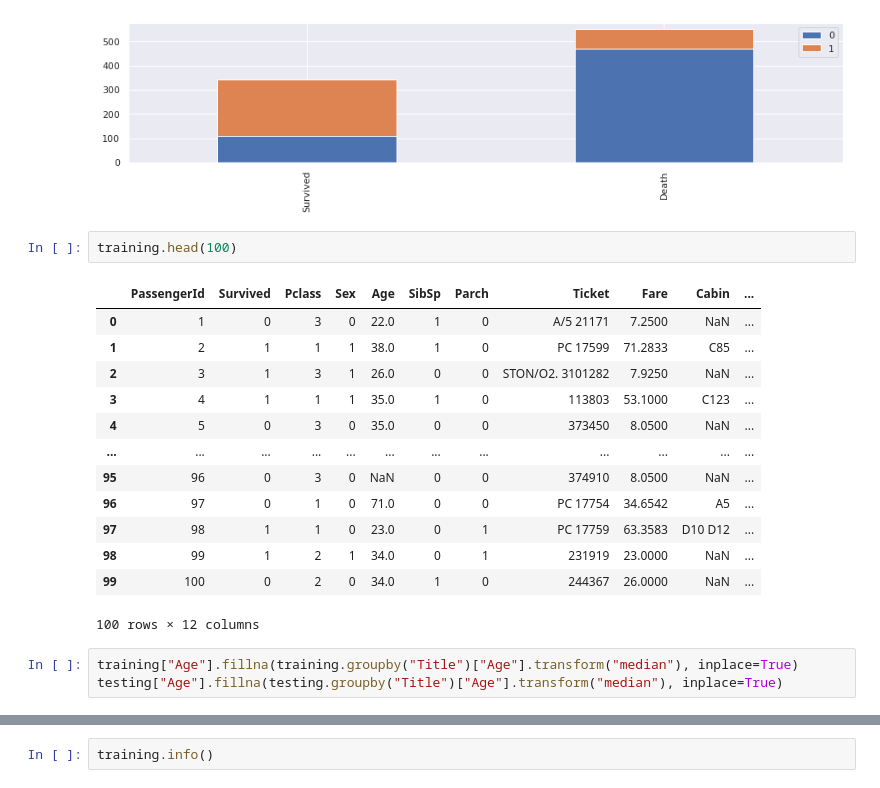
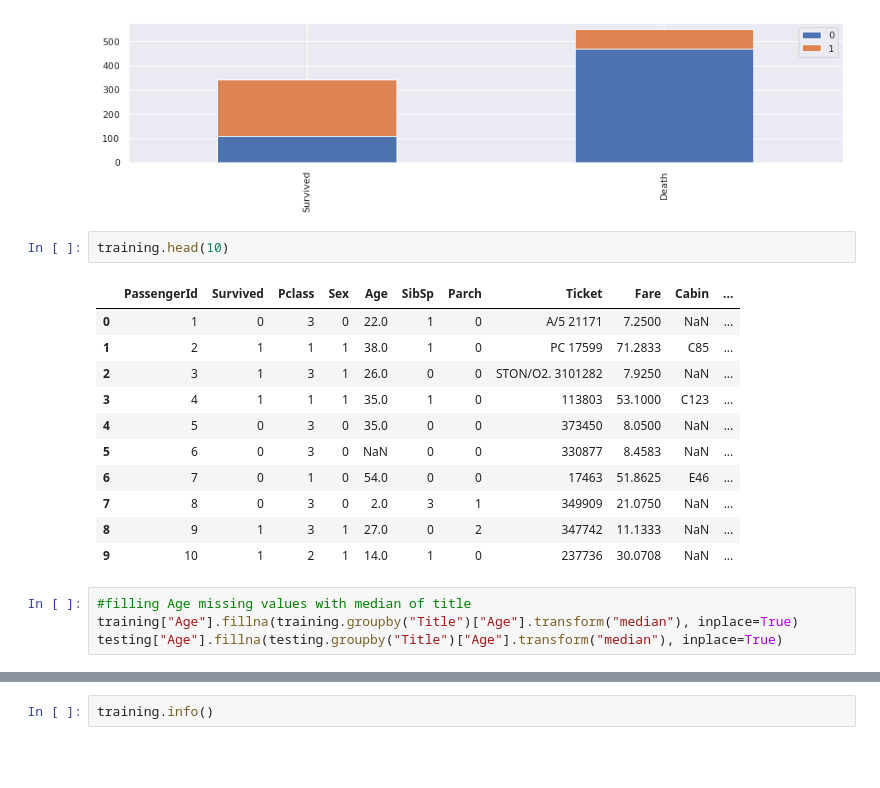
Before and after one commit to Megalajeyapal/Titanic_surviver_prediction, a Jupyter notebook: titanic-surviver-prediction-2.ipynb, the cells around one changed output, grey strips where cells are left out. Saved outputs shown, nothing was run; the diff lists cells and outputs as text; blank space fills up the shorter version.

```diff
--- a/titanic-surviver-prediction-2.ipynb
+++ b/titanic-surviver-prediction-2.ipynb
@@ -273,22 +270,21 @@ bar_chart('Sex')
 # %% [output]
 [figure]
 # %%
-training.head(100)
+training.head(10)
 # %% [output]
 |  | PassengerId | Survived | Pclass | Sex | Age | SibSp | Parch | Ticket | Fare | Cabin | ... |
 | 0 | 1 | 0 | 3 | 0 | 22.0 | 1 | 0 | A/5 21171 | 7.2500 | NaN | ... |
 | 1 | 2 | 1 | 1 | 1 | 38.0 | 1 | 0 | PC 17599 | 71.2833 | C85 | ... |
 | 2 | 3 | 1 | 3 | 1 | 26.0 | 0 | 0 | STON/O2. 3101282 | 7.9250 | NaN | ... |
 | 3 | 4 | 1 | 1 | 1 | 35.0 | 1 | 0 | 113803 | 53.1000 | C123 | ... |
 | 4 | 5 | 0 | 3 | 0 | 35.0 | 0 | 0 | 373450 | 8.0500 | NaN | ... |
-| ... | ... | ... | ... | ... | ... | ... | ... | ... | ... | ... | ... |
-| 95 | 96 | 0 | 3 | 0 | NaN | 0 | 0 | 374910 | 8.0500 | NaN | ... |
-| 96 | 97 | 0 | 1 | 0 | 71.0 | 0 | 0 | PC 17754 | 34.6542 | A5 | ... |
-| 97 | 98 | 1 | 1 | 0 | 23.0 | 0 | 1 | PC 17759 | 63.3583 | D10 D12 | ... |
-| 98 | 99 | 1 | 2 | 1 | 34.0 | 0 | 1 | 231919 | 23.0000 | NaN | ... |
-| 99 | 100 | 0 | 2 | 0 | 34.0 | 1 | 0 | 244367 | 26.0000 | NaN | ... |
+| 5 | 6 | 0 | 3 | 0 | NaN | 0 | 0 | 330877 | 8.4583 | NaN | ... |
+| 6 | 7 | 0 | 1 | 0 | 54.0 | 0 | 0 | 17463 | 51.8625 | E46 | ... |
+| 7 | 8 | 0 | 3 | 0 | 2.0 | 3 | 1 | 349909 | 21.0750 | NaN | ... |
+| 8 | 9 | 1 | 3 | 1 | 27.0 | 0 | 2 | 347742 | 11.1333 | NaN | ... |
+| 9 | 10 | 1 | 2 | 1 | 14.0 | 1 | 0 | 237736 | 30.0708 | NaN | ... |
-100 rows × 12 columns
 # %%
+#filling Age missing values with median of title
 training["Age"].fillna(training.groupby("Title")["Age"].transform("median"), inplace=True)
 testing["Age"].fillna(testing.groupby("Title")["Age"].transform("median"), inplace=True)
 # %%
```
Also changed, not shown: parts of 39 cells of this notebook.
